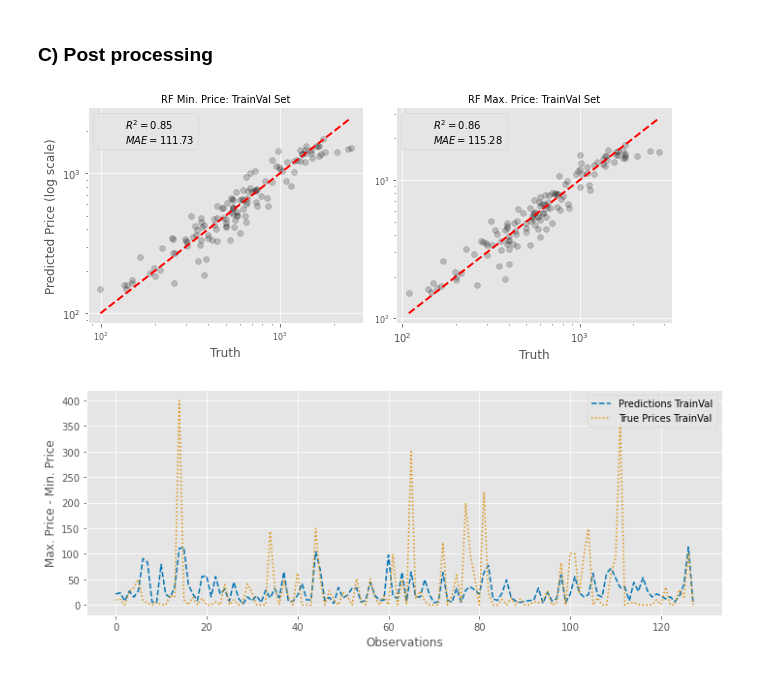
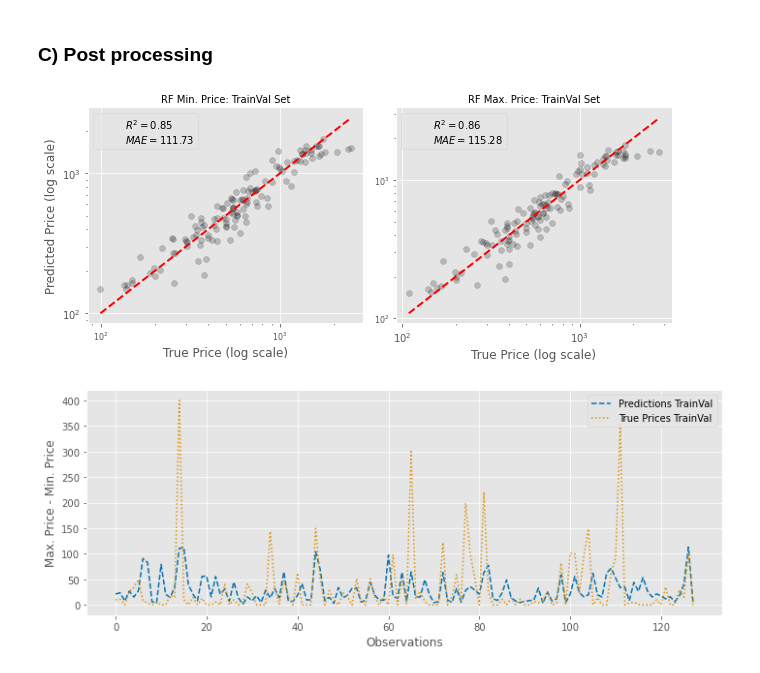
Before and after one commit to BrutishGuy/AAForB_Assignment2, a Jupyter notebook: code/PieterJan/Python/random_forest.ipynb, the cells around one changed output. Saved outputs shown, nothing was run; the diff lists cells and outputs as text; code cells hidden in the pictures.

Commit message:
updated figures

```diff
--- a/code/PieterJan/Python/random_forest.ipynb
+++ b/code/PieterJan/Python/random_forest.ipynb
@@ -576,31 +573,33 @@ submission_format_validation.to_csv('output/validation/random_forest.csv' ,
 # %%
 fig, axs = plt.subplots(1,2, figsize=(9, 4))
 axs = np.ravel(axs)
 
 
 plot_predictions_results(ax=axs[0],
                         y_true=y_val.iloc[:,0],
                         y_pred=pred_val[:,0],
                         title="RF Min. Price TrainVal Set",
                         log_scale=True)
 axs[0].set_title("RF Min. Price: TrainVal Set", fontsize=10)
+axs[0].set_xlabel("True Price (log scale)", size=12)
 axs[0].set_ylabel("Predicted Price (log scale)", size=12)
 axs[0].xaxis.set_tick_params(labelsize=8)
 
 # fitted against true predictions maximum price
 plot_predictions_results(ax=axs[1],
                         y_true=y_val.iloc[:,1],
                         y_pred=pred_val[:,1],
                         title="RF Max. Price TrainVal Set",
                         log_scale=True)
 axs[1].set_title("RF Max. Price: TrainVal Set", fontsize=10)
+axs[1].set_xlabel("True Price (log scale)", size=12)
 axs[1].set_ylabel("", size=12)
 axs[1].yaxis.set_tick_params(labelsize=8)
 fig.tight_layout()
 
 plt.savefig('output/figures/random_forest/fig2.png', dpi=DPI)
 # %% [output]
-[figure, old version]
+[figure, new version]
 # %%
 fig, axs = plt.subplots(1,1, figsize=(10, 4))
 plt.plot(pred_val[:,1] - pred_val[:,0], label="Predictions TrainVal", linestyle="--")
```
Also changed, not shown: parts of 4 cells of this notebook, 10 other files.
